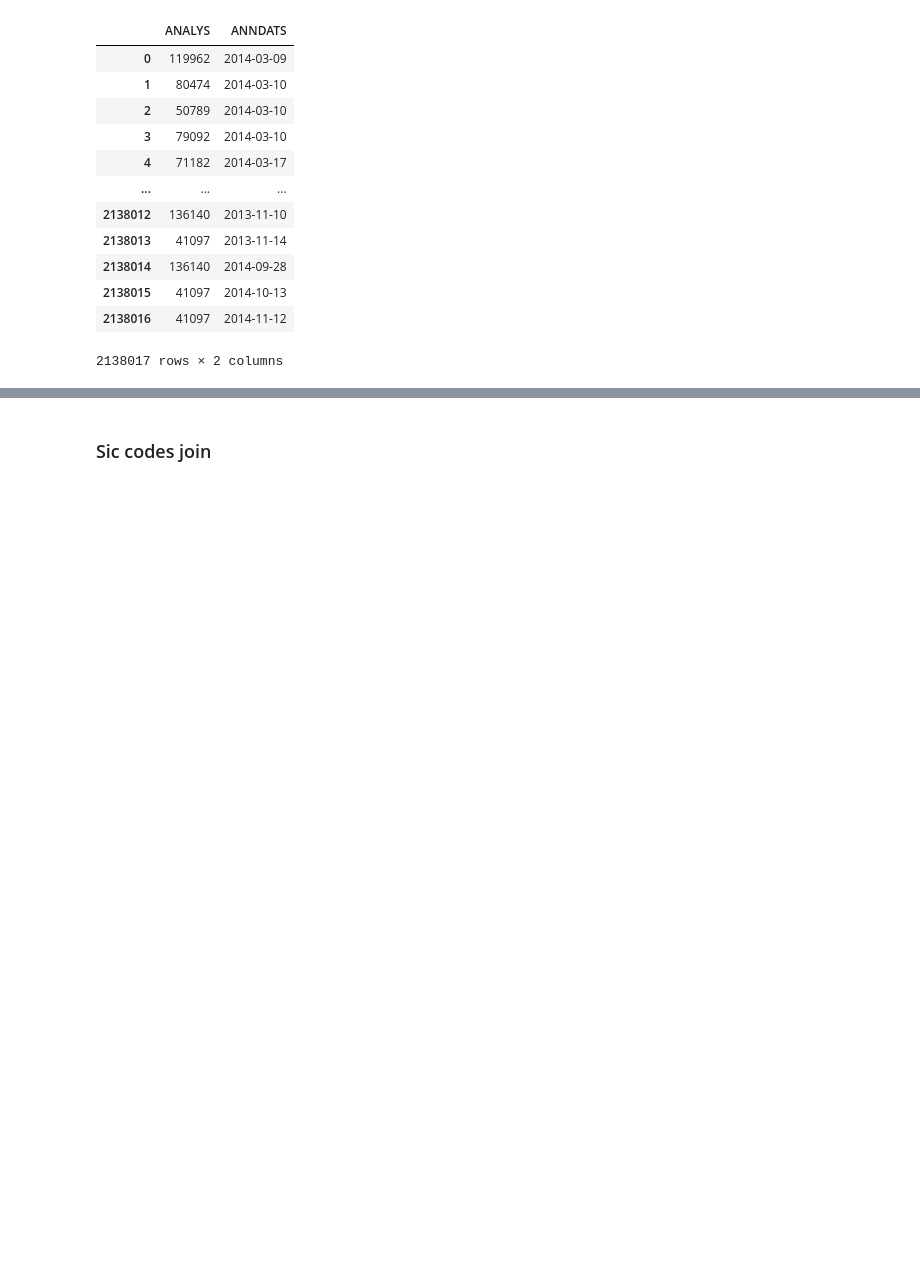
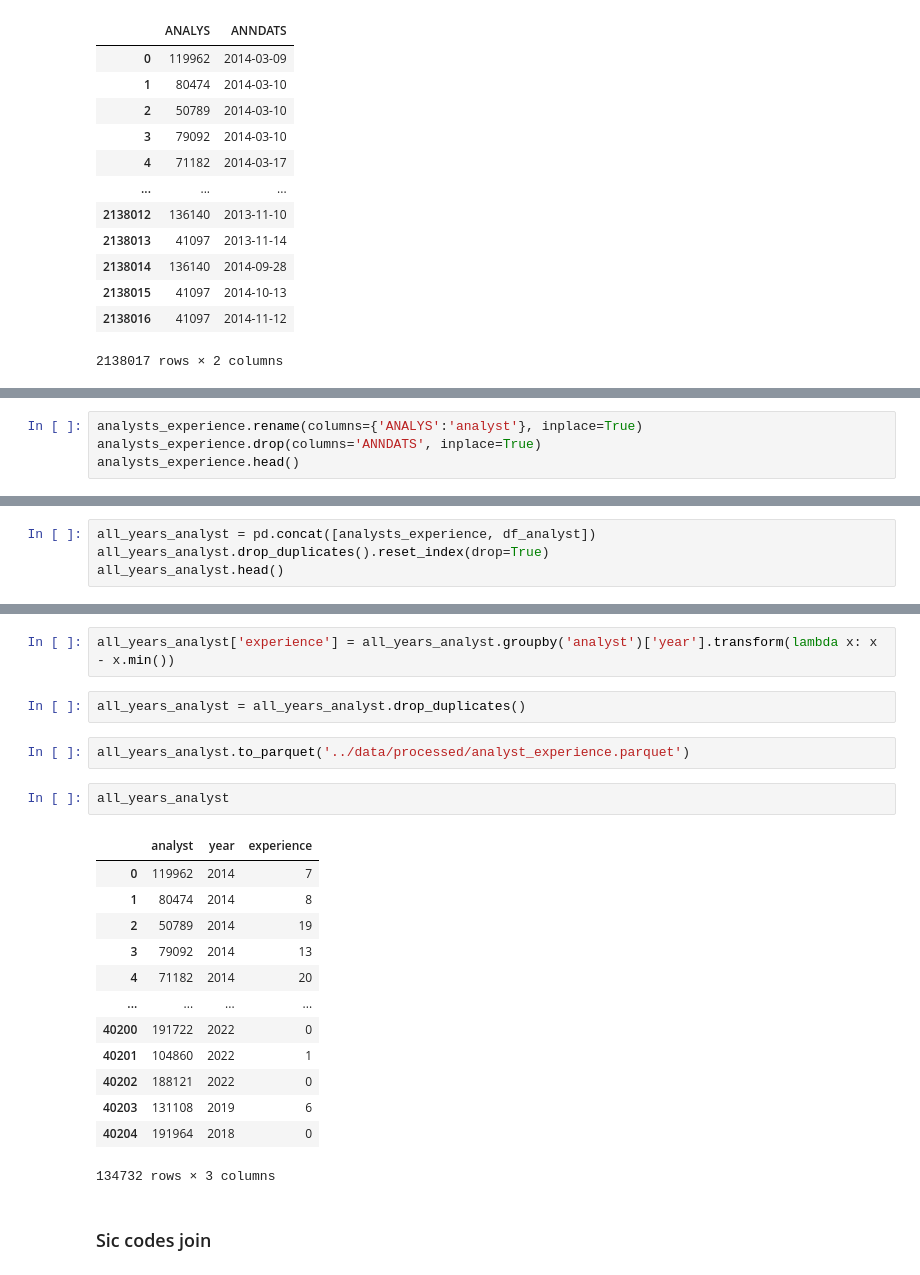
Before and after one commit to moshchev/gsfm_SS24, a Jupyter notebook: notebooks/alex_eda_feature_generation.ipynb, the cells around one changed output, grey strips where cells are left out. Saved outputs shown, nothing was run; the diff lists cells and outputs as text; blank space fills up the shorter version.

```diff
--- a/notebooks/alex_eda_feature_generation.ipynb
+++ b/notebooks/alex_eda_feature_generation.ipynb
@@ -86,0 +116,4 @@ sorted_analysts
+# %%
+analysts_experience.rename(columns={'ANALYS':'analyst'}, inplace=True)
+analysts_experience.drop(columns='ANNDATS', inplace=True)
+analysts_experience.head()
@@ -86,0 +127,4 @@ sorted_analysts
+# %%
+all_years_analyst = pd.concat([analysts_experience, df_analyst])
+all_years_analyst.drop_duplicates().reset_index(drop=True)
+all_years_analyst.head()
@@ -87,3 +138,25 @@ sorted_analysts
+# %%
+all_years_analyst['experience'] = all_years_analyst.groupby('analyst')['year'].transform(lambda x: x - x.min())
+# %%
+all_years_analyst = all_years_analyst.drop_duplicates()
+# %%
+all_years_analyst.to_parquet('../data/processed/analyst_experience.parquet')
+# %%
+all_years_analyst
+# %% [output]
+|  | analyst | year | experience |
+| 0 | 119962 | 2014 | 7 |
+| 1 | 80474 | 2014 | 8 |
+| 2 | 50789 | 2014 | 19 |
+| 3 | 79092 | 2014 | 13 |
+| 4 | 71182 | 2014 | 20 |
+| ... | ... | ... | ... |
+| 40200 | 191722 | 2022 | 0 |
+| 40201 | 104860 | 2022 | 1 |
+| 40202 | 188121 | 2022 | 0 |
+| 40203 | 131108 | 2019 | 6 |
+| 40204 | 191964 | 2018 | 0 |
+134732 rows × 3 columns
 # %% [markdown]
 ### Sic codes join
 # %%
```
Also changed, not shown: parts of 12 cells of this notebook, 3 other files.
